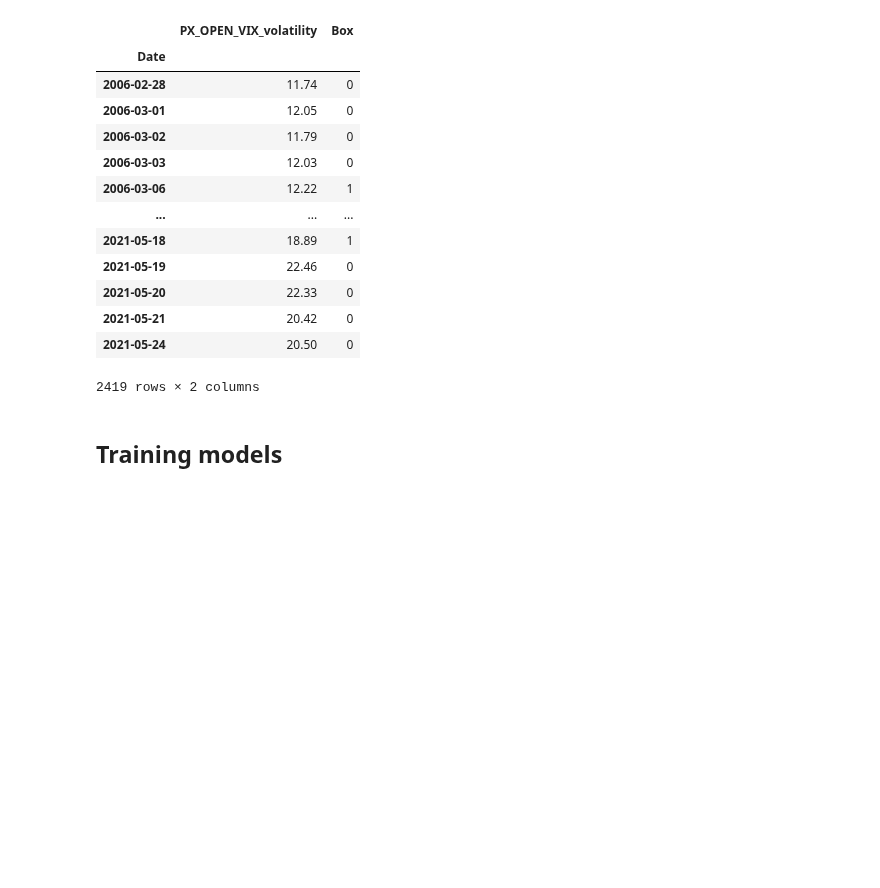
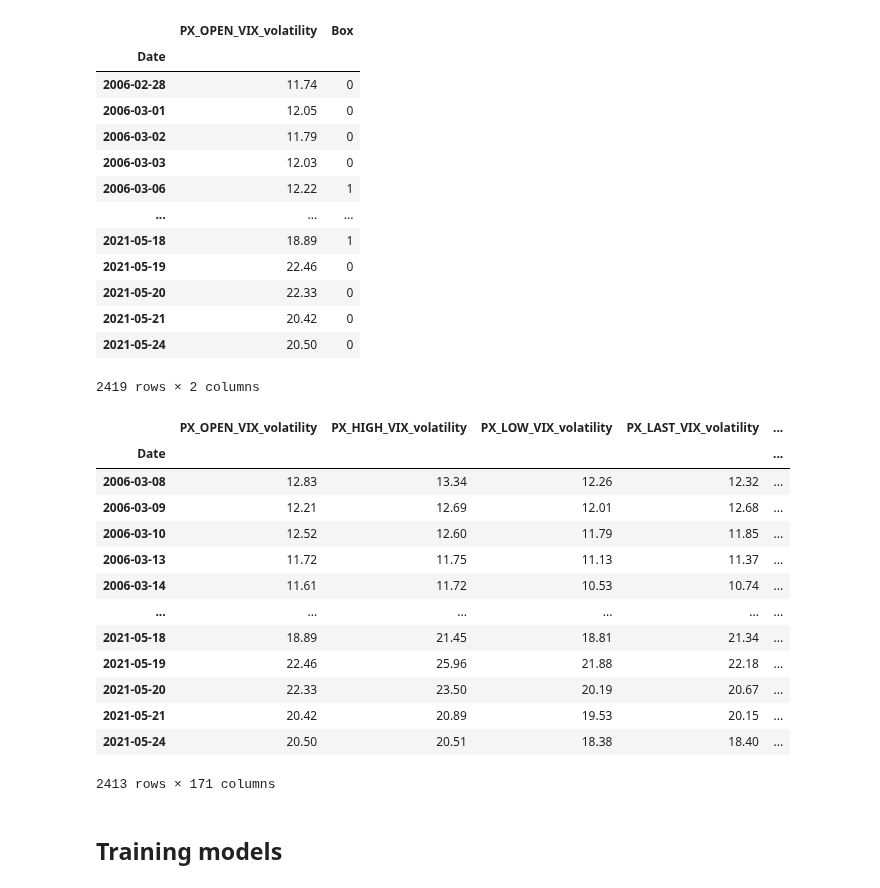
Before and after one commit to g0bel1n/VIX_predictions, a Jupyter notebook: analysis/AR_Elastic_net.ipynb, the cells around one changed output. Saved outputs shown, nothing was run; the diff lists cells and outputs as text; code cells hidden in the pictures; blank space fills up the shorter version.

```diff
--- a/analysis/AR_Elastic_net.ipynb
+++ b/analysis/AR_Elastic_net.ipynb
@@ -70,2 +65,19 @@ df, cols = add_AR_cols(df,7, return_cols=True)
 cols += ["PX_OPEN_VIX_volatility",'S&P 500 Weekly Close_SENTIMENT' ]
+# %%
+df
+# %% [output]
+|  | PX_OPEN_VIX_volatility | PX_HIGH_VIX_volatility | PX_LOW_VIX_volatility | PX_LAST_VIX_volatility | ... |
+| Date |  |  |  |  | ... |
+| 2006-03-08 | 12.83 | 13.34 | 12.26 | 12.32 | ... |
+| 2006-03-09 | 12.21 | 12.69 | 12.01 | 12.68 | ... |
+| 2006-03-10 | 12.52 | 12.60 | 11.79 | 11.85 | ... |
+| 2006-03-13 | 11.72 | 11.75 | 11.13 | 11.37 | ... |
+| 2006-03-14 | 11.61 | 11.72 | 10.53 | 10.74 | ... |
+| ... | ... | ... | ... | ... | ... |
+| 2021-05-18 | 18.89 | 21.45 | 18.81 | 21.34 | ... |
+| 2021-05-19 | 22.46 | 25.96 | 21.88 | 22.18 | ... |
+| 2021-05-20 | 22.33 | 23.50 | 20.19 | 20.67 | ... |
+| 2021-05-21 | 20.42 | 20.89 | 19.53 | 20.15 | ... |
+| 2021-05-24 | 20.50 | 20.51 | 18.38 | 18.40 | ... |
+2413 rows × 171 columns
 # %%
```
Also changed, not shown: parts of 13 cells of this notebook, 1 other file.
